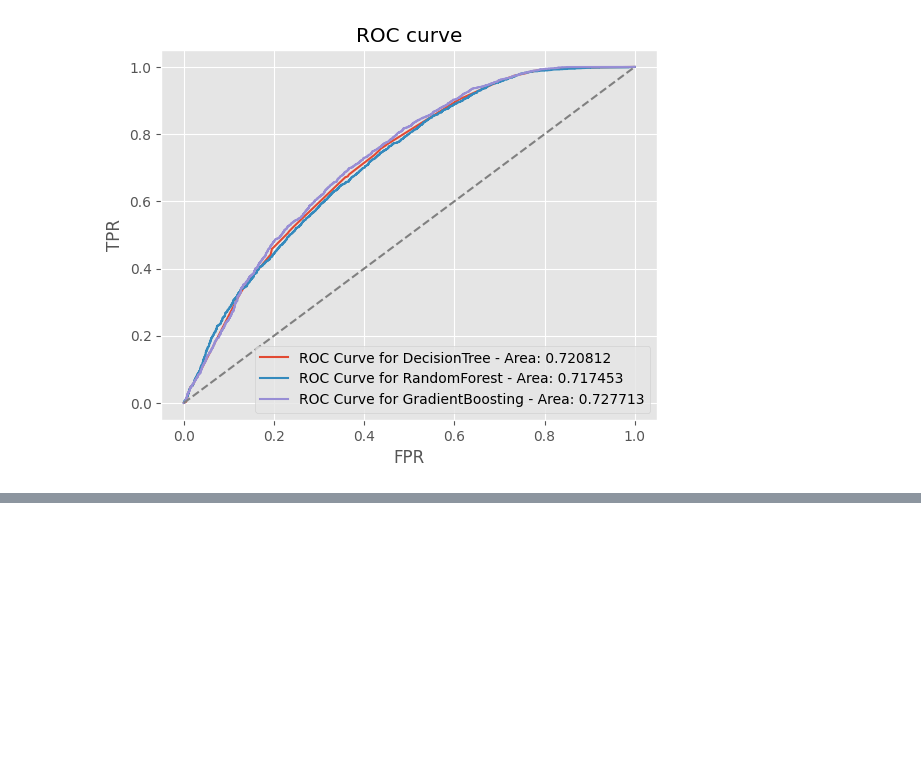
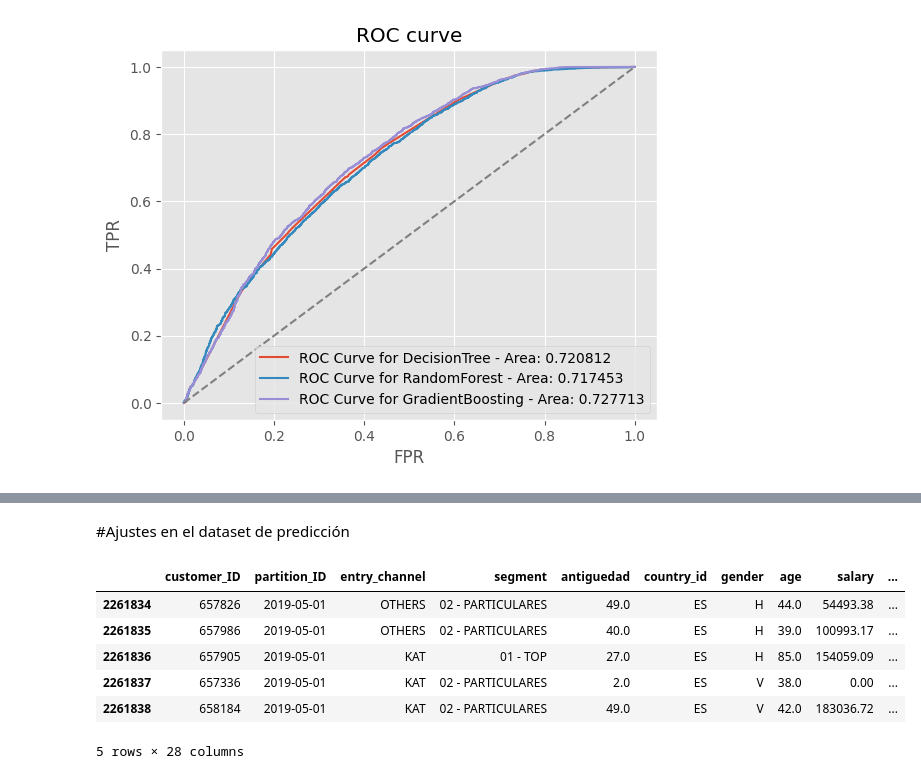
Before and after one commit to RicardColomOrero/easymoney, a Jupyter notebook: Easymoney_grupo5_target_pension_plan.ipynb, the cells around one changed output, grey strips where cells are left out. Drawn from its saved outputs; the diff is of its cells as text; code cells hidden in the pictures; blank space fills up the shorter version.

```diff
--- a/Easymoney_grupo5_target_pension_plan.ipynb
+++ b/Easymoney_grupo5_target_pension_plan.ipynb
@@ -74,8 +74,8 @@ Mounted at /content/drive
 # Importación dataset
 # %%
 #file_dir = "/content/drive/MyDrive/NUCLIO/TFM  Data Science/datasets_TFM_y_diccionario/" #Ricard file_dir
-# file_dir = "/content/drive/MyDrive/TFM  Data Science/datasets_TFM_y_diccionario/" #Eva file_dir
-file_dir = "/content/drive/MyDrive/Master_DS/TFM_Data_Science/datasets_TFM_y_diccionario/" #Culebra file_dir
+file_dir = "/content/drive/MyDrive/TFM  Data Science/datasets_TFM_y_diccionario/" #Eva file_dir
+#file_dir = "/content/drive/MyDrive/Master_DS/TFM_Data_Science/datasets_TFM_y_diccionario/" #Culebra file_dir
 # %%
 file_sales ="sales.csv"
 file_product_description ="product_description.csv"
@@ -1525,7 +1525,7 @@ df_total4[df_total4['partition_ID']=='2019-05-01']['product_ID'].isnull().sum()
 # %%
 df_total5=df_total4[df_total4['partition_ID']!='2019-05-01']
 # %%
-#df_total_pred=df_total4[df_total4['partition_ID']=='2019-05-01']
+df_total_pred=df_total4[df_total4['partition_ID']=='2019-05-01']
 ##partición para hacer la predicción
 # %%
 df_total5
@@ -2439,3 +2465,5 @@ ROC AUC Score for GradientBoosting: 0.7277133292098117
 # Se me ocurre como estrategia de marketing ofrecer el pack plan de pensiones + emc_account a ambos grupos de clientes potenciales para diversificar riesgo,
 # teniendo algo muy seguro y largoplazista y otra inversión más especulativa (se apoya esta estrategia en que el grueso de los clientes son gente joven a la que puede interesar el mix)
 # --> Adaptar el dataset2 y dataset3 para lanzar los modelos sobre el target2 y target3
+# %% [markdown]
+#Ajustes en el dataset de predicción
@@ -2441,0 +2472,10 @@ ROC AUC Score for GradientBoosting: 0.7277133292098117
+# %%
+df_total_pred.head()
+# %% [output]
+|  | customer_ID | partition_ID | entry_channel | segment | antiguedad | country_id | gender | age | salary | ... |
+| 2261834 | 657826 | 2019-05-01 | OTHERS | 02 - PARTICULARES | 49.0 | ES | H | 44.0 | 54493.38 | ... |
+| 2261835 | 657986 | 2019-05-01 | OTHERS | 02 - PARTICULARES | 40.0 | ES | H | 39.0 | 100993.17 | ... |
+| 2261836 | 657905 | 2019-05-01 | KAT | 01 - TOP | 27.0 | ES | H | 85.0 | 154059.09 | ... |
+| 2261837 | 657336 | 2019-05-01 | KAT | 02 - PARTICULARES | 2.0 | ES | V | 38.0 | 0.00 | ... |
+| 2261838 | 658184 | 2019-05-01 | KAT | 02 - PARTICULARES | 49.0 | ES | V | 42.0 | 183036.72 | ... |
+5 rows × 28 columns
```
Also changed, not shown: parts of 48 cells of this notebook.
